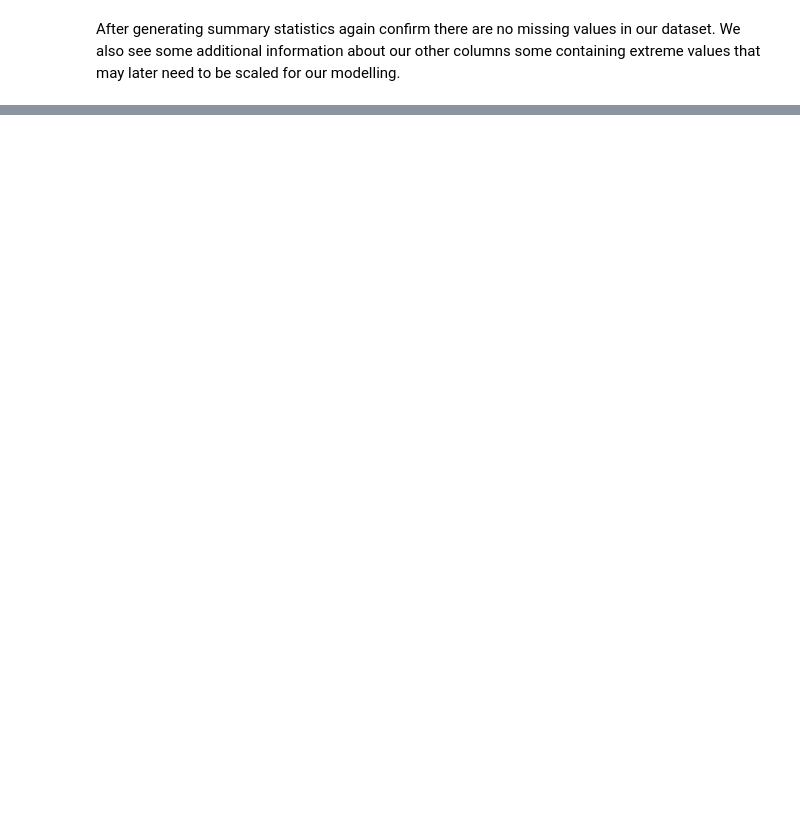
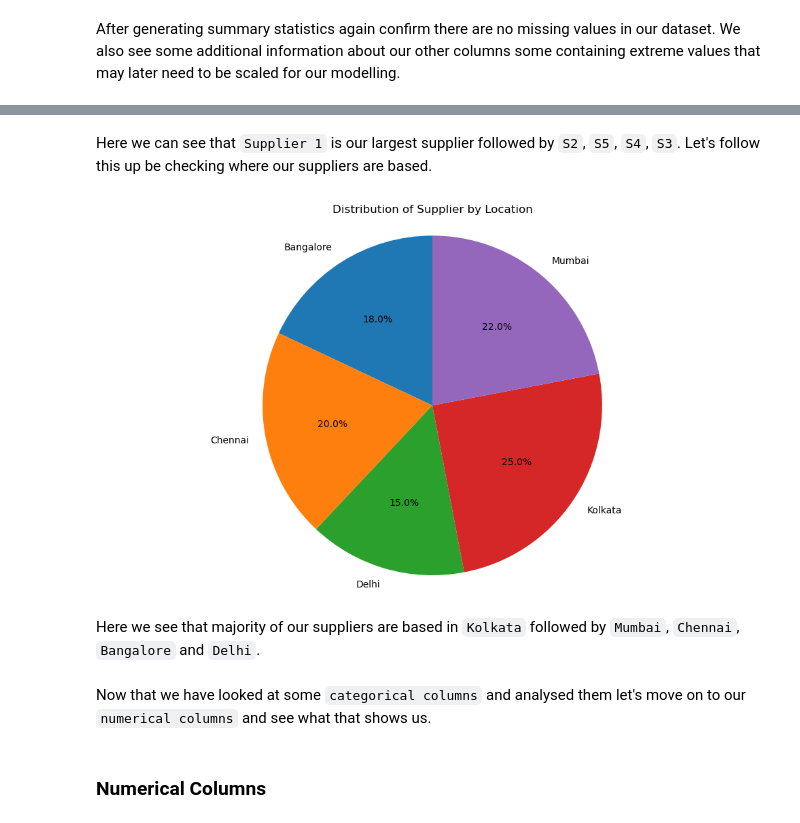
Before and after one commit to atharvakapadnis/supply-chain-analytics, a Jupyter notebook: P1/data1_analysis.ipynb, the cells around one changed output, grey strips where cells are left out. Saved outputs shown, nothing was run; the diff lists cells and outputs as text; code cells hidden in the pictures; blank space fills up the shorter version.

```diff
--- a/P1/data1_analysis.ipynb
+++ b/P1/data1_analysis.ipynb
@@ -100,0 +226,18 @@ After generating summary statistics again confirm there are no missing values in
+# %% [markdown]
+Here we can see that `Supplier 1` is our largest supplier followed by `S2`, `S5`, `S4`, `S3`. Let's follow this up be checking where our suppliers are based.
+# %%
+plt.figure(figsize=(10,6))
+sup_location = df.groupby('location').size().reset_index(name='count')
+plt.pie(sup_location['count'], labels= sup_location['location'], autopct='%1.1f%%', startangle=90)
+plt.title("Distribution of Supplier by Location")
+plt.axis('equal')
+plt.tight_layout()
+plt.show()
+# %% [output]
+[figure, added]
+# %% [markdown]
+Here we see that majority of our suppliers are based in `Kolkata` followed by `Mumbai`, `Chennai`, `Bangalore` and `Delhi`.
+# %% [markdown]
+Now that we have looked at some `categorical columns` and analysed them let's move on to our `numerical columns` and see what that shows us.
+# %% [markdown]
+### Numerical Columns
```
Also changed, not shown: parts of 15 cells of this notebook.
